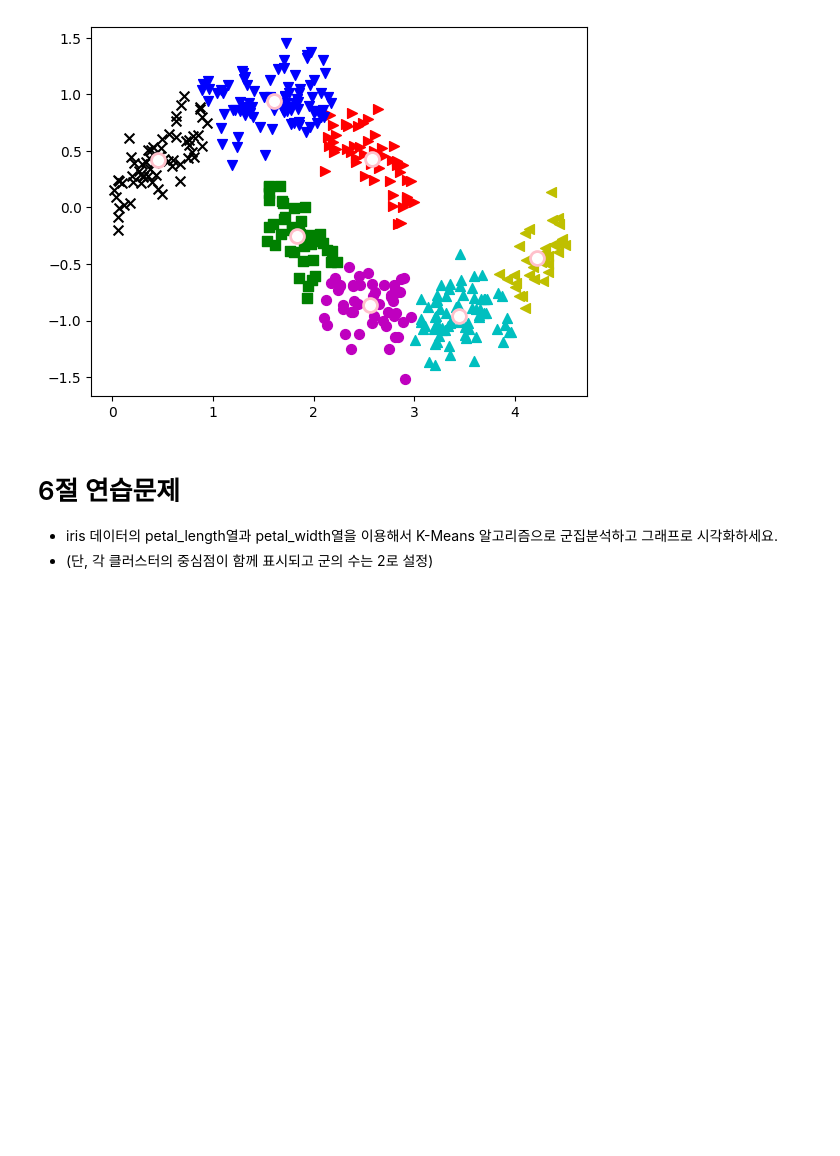
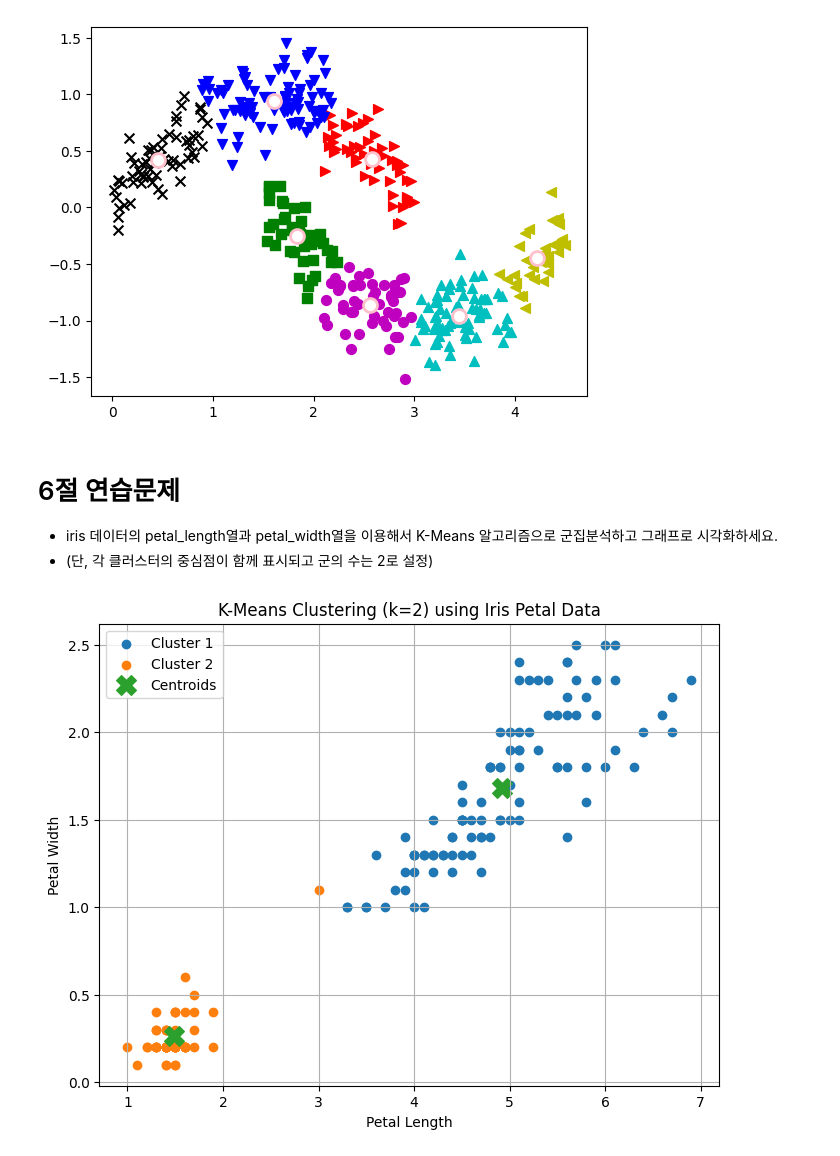
Before and after one commit to jslee912/ai, a Jupyter notebook: source/09_MachineLearning/2장_군집분석.ipynb, the cells around one changed output. Cells and saved outputs as stored; diff of their text form; code cells hidden in the pictures; blank space fills up the shorter version.

```diff
--- a/source/09_MachineLearning/2장_군집분석.ipynb
+++ b/source/09_MachineLearning/2장_군집분석.ipynb
@@ -697,0 +703,35 @@ for i, c in enumerate(centers):
+# %%
+# 1. Iris 데이터 로드
+iris = load_iris()
+# %%
+# petal_length, petal_width만 선택
+X = iris.data[:, 2:4]  # [petal_length, petal_width]
+# %%
+# 2. K-Means 군집 분석 (k=2)
+kmeans = KMeans(n_clusters=2, random_state=42, n_init='auto')
+labels = kmeans.fit_predict(X)
+# %%
+# 클러스터 중심점
+centers = kmeans.cluster_centers_
+# %%
+# 3. 시각화
+plt.figure(figsize=(8, 6))
+# 각 클러스터 산점도
+plt.scatter(X[labels == 0, 0], X[labels == 0, 1],
+            label='Cluster 1')
+plt.scatter(X[labels == 1, 0], X[labels == 1, 1],
+            label='Cluster 2')
+# 중심점 표시
+plt.scatter(centers[:, 0], centers[:, 1],
+            marker='X', s=200,
+            label='Centroids')
+
+# 그래프 설정
+plt.xlabel('Petal Length')
+plt.ylabel('Petal Width')
+plt.title('K-Means Clustering (k=2) using Iris Petal Data')
+plt.legend()
+plt.grid(True)
+plt.show()
+# %% [output]
+[figure, added]
```
Also changed, not shown: parts of 1 cell of this notebook, 1 other file.
